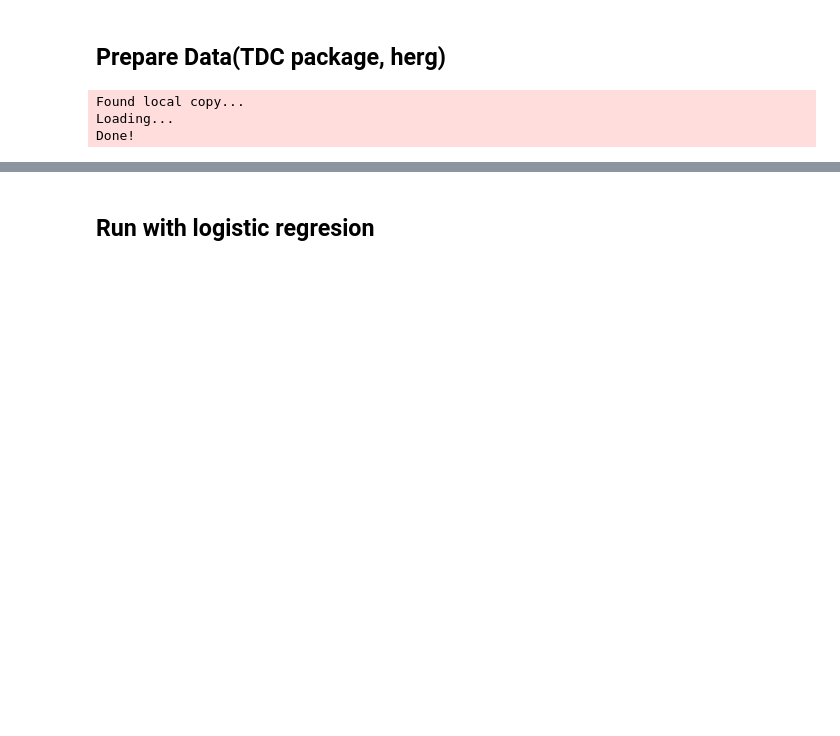
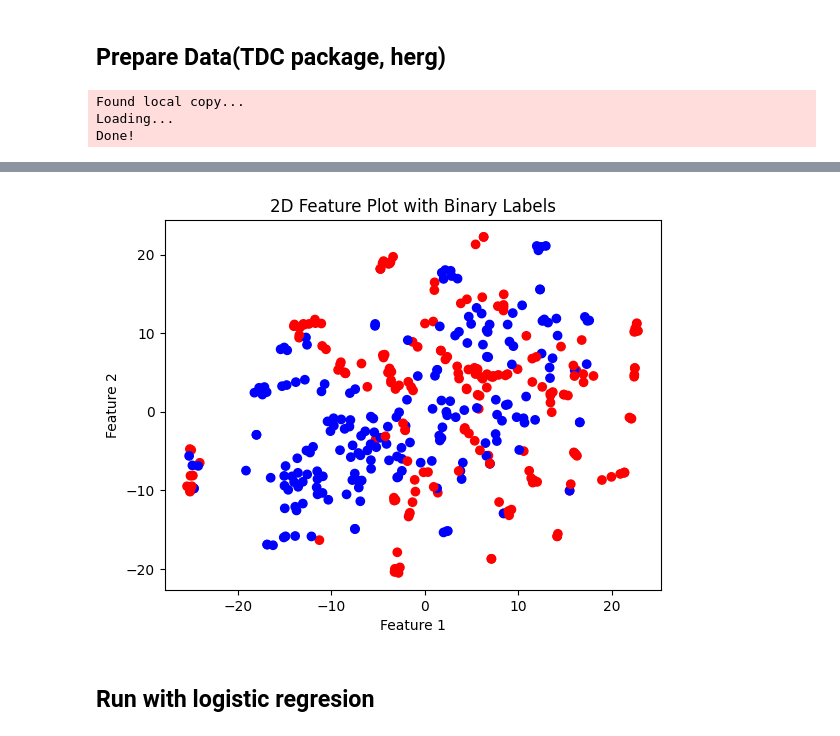
Before and after one commit to pop756/QM, a Jupyter notebook: Machine_learning.ipynb, the cells around one changed output, grey strips where cells are left out. Cells and saved outputs as stored; diff of their text form; code cells hidden in the pictures; blank space fills up the shorter version.

```diff
--- a/Machine_learning.ipynb
+++ b/Machine_learning.ipynb
@@ -25,9 +25,9 @@ import numpy as np
 ## Prepare Data(TDC package, herg)
 # %%
 import random
-X, y = Tox(name = 'carcinogens_lagunin').get_data(format = 'DeepPurpose')
+X, y = Tox(name = 'clintox').get_data(format = 'DeepPurpose')
 ## get 50000 molecule
-Data_num = 6000
+Data_num = 200
 Drug_info_plus, Tox_info_plus = X[y==1][:Data_num], y[y==1][:Data_num]
 Drug_info_minus, Tox_info_minus = X[y==0][:Data_num], y[y==0][:Data_num]
 Drug_info = np.array(list(Drug_info_plus)+list(Drug_info_minus))
@@ -42,9 +72,13 @@ Drug_fin = rk.smile_to_RDkit(Drug_info,bits=2048)
 # %%
 from sklearn.decomposition import PCA
 from imblearn.over_sampling import SMOTE
-dim = 4
+from imblearn.combine import *
+from sklearn.manifold import TSNE
+dim = 32
 pca = PCA(n_components=dim)
 Drug_16 = pca.fit_transform(Drug_fin)
+tsne = TSNE(n_components=2)
+Drug_16 = tsne.fit_transform(Drug_16)
 smote = SMOTE()
 Drug_16_smote,Tox_info_smote = smote.fit_resample(Drug_16, Tox_info)
 # %%
@@ -53,3 +87,16 @@ train_features, test_features, train_labels, test_labels = train_test_split(Drug
+# %%
+import matplotlib.pyplot as plt
+import numpy as np
+
+colors = ['b' if label == 0 else 'r' for label in Tox_info_smote]
+# 산점도 그리기
+plt.scatter(Drug_16_smote[:, 0], Drug_16_smote[:, 1], c=colors)
+plt.xlabel('Feature 1')
+plt.ylabel('Feature 2')
+plt.title('2D Feature Plot with Binary Labels')
+plt.show()
+# %% [output]
+[figure, added]
 # %% [markdown]
 ## Run with logistic regresion
 # %%
```
Also changed, not shown: parts of 21 cells of this notebook, 6 other files.
